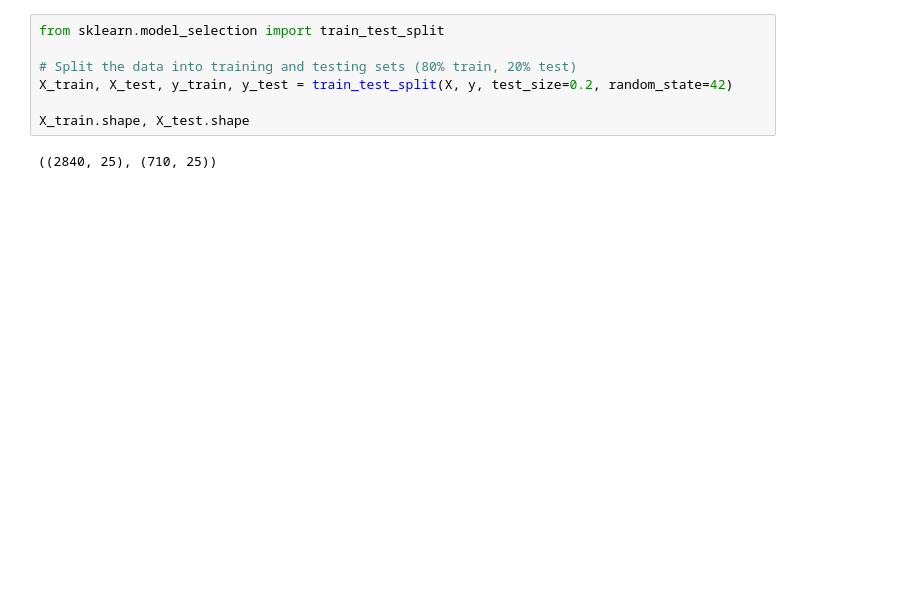
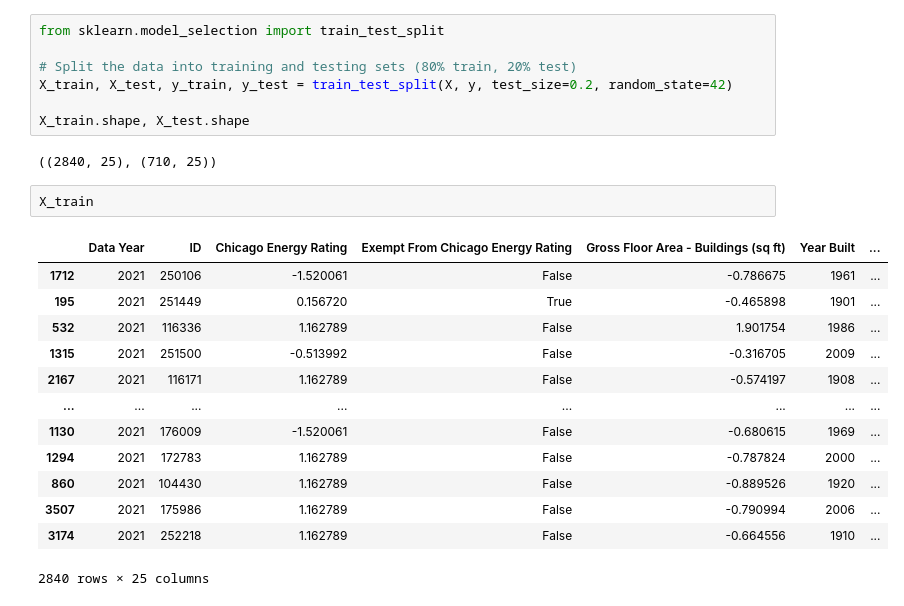
Before and after one commit to husker01/IS525-Final-Project, a Jupyter notebook: IS525_Final.ipynb, the cells around one changed output. Saved outputs shown, nothing was run; the diff lists cells and outputs as text; blank space fills up the shorter version.

```diff
--- a/IS525_Final.ipynb
+++ b/IS525_Final.ipynb
@@ -318,3 +323,19 @@ X_train, X_test, y_train, y_test = train_test_split(X, y, test_size=0.2, random_
 X_train.shape, X_test.shape
 # %% [output]
 ((2840, 25), (710, 25))
+# %%
+X_train
+# %% [output]
+|  | Data Year | ID | Chicago Energy Rating | Exempt From Chicago Energy Rating | Gross Floor Area - Buildings (sq ft) | Year Built | ... |
+| 1712 | 2021 | 250106 | -1.520061 | False | -0.786675 | 1961 | ... |
+| 195 | 2021 | 251449 | 0.156720 | True | -0.465898 | 1901 | ... |
+| 532 | 2021 | 116336 | 1.162789 | False | 1.901754 | 1986 | ... |
+| 1315 | 2021 | 251500 | -0.513992 | False | -0.316705 | 2009 | ... |
+| 2167 | 2021 | 116171 | 1.162789 | False | -0.574197 | 1908 | ... |
+| ... | ... | ... | ... | ... | ... | ... | ... |
+| 1130 | 2021 | 176009 | -1.520061 | False | -0.680615 | 1969 | ... |
+| 1294 | 2021 | 172783 | 1.162789 | False | -0.787824 | 2000 | ... |
+| 860 | 2021 | 104430 | 1.162789 | False | -0.889526 | 1920 | ... |
+| 3507 | 2021 | 175986 | 1.162789 | False | -0.790994 | 2006 | ... |
+| 3174 | 2021 | 252218 | 1.162789 | False | -0.664556 | 1910 | ... |
+2840 rows × 25 columns
```
Also changed, not shown: parts of 12 cells of this notebook, 2 other files.
